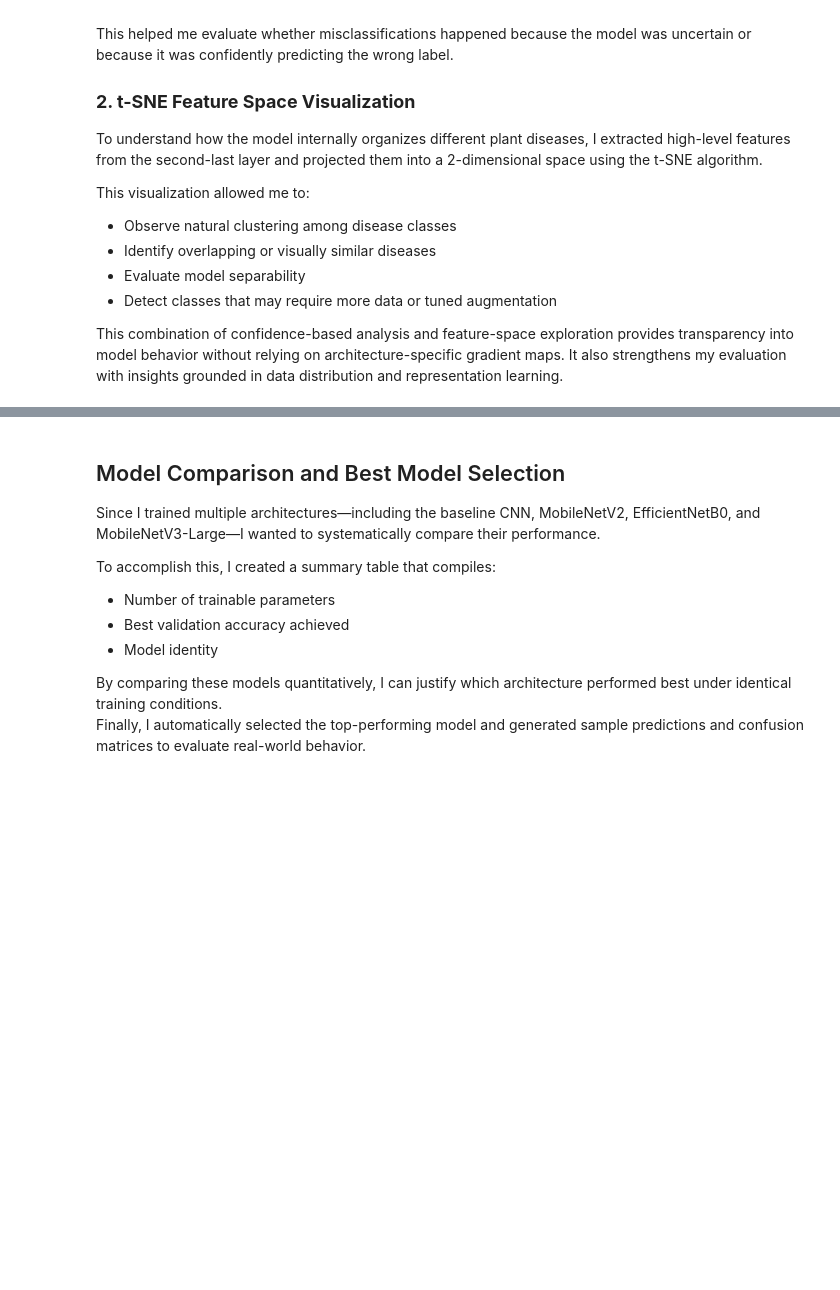
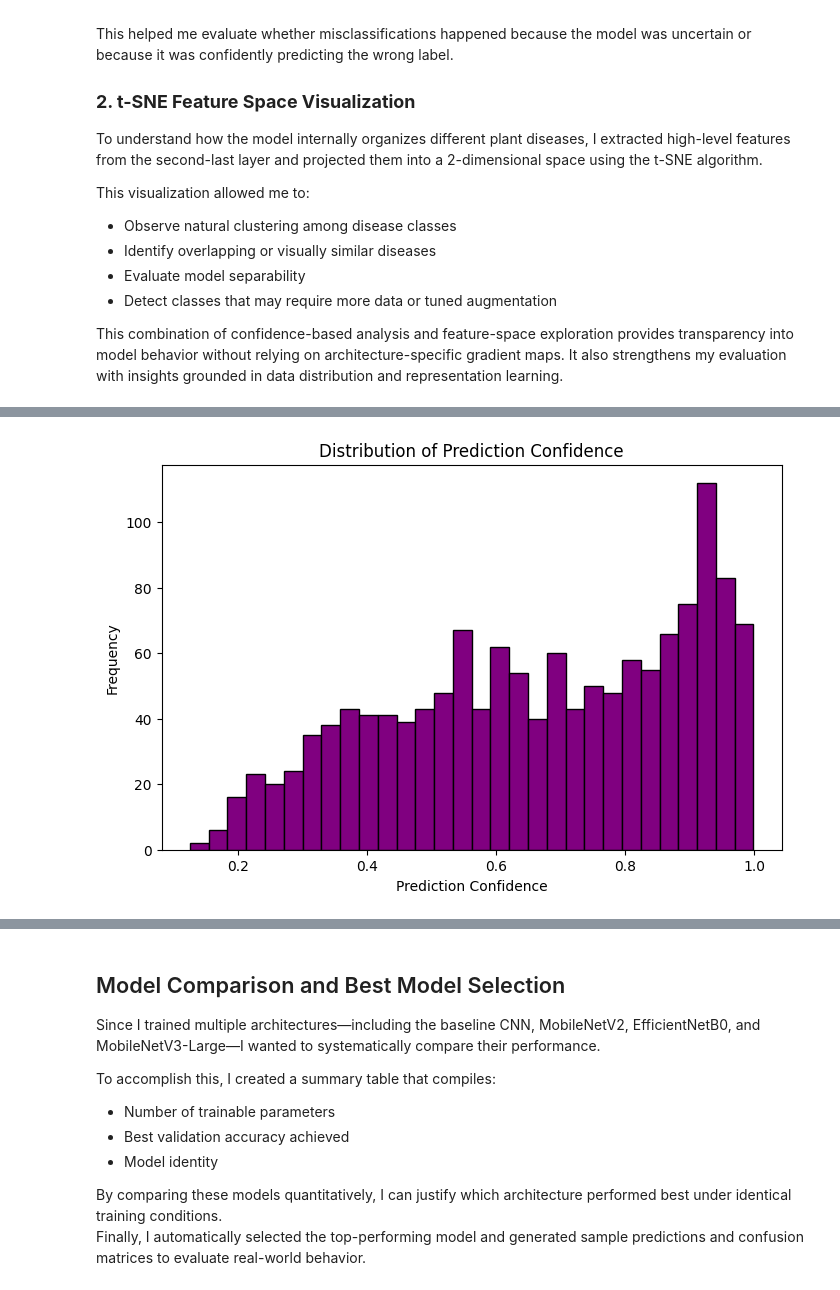
Before and after one commit to SamikshKodgire/AAI521_SmartVisionAgri, a Jupyter notebook: AAI_521_SKodgire_FinalProject.ipynb, the cells around one changed output, grey strips where cells are left out. Saved outputs shown, nothing was run; the diff lists cells and outputs as text; code cells hidden in the pictures; blank space fills up the shorter version.

```diff
--- a/AAI_521_SKodgire_FinalProject.ipynb
+++ b/AAI_521_SKodgire_FinalProject.ipynb
@@ -834,16 +915,26 @@ This combination of confidence-based analysis and feature-space exploration prov
 # %%
 # ==============================================================
-# MODEL INTERPRETABILITY — Confidence + t-SNE Visualization
+# FINAL WORKING MODEL INTERPRETABILITY — CONFIDENCE + t-SNE
 # ==============================================================
 
 import numpy as np
 import matplotlib.pyplot as plt
 from sklearn.manifold import TSNE
-from sklearn.preprocessing import LabelEncoder
 
 # ----------------------------------------------------------
-# 1. Get prediction probabilities for the validation set
+# 0. FORCE MODEL TO BUILD (Fixes missing .input/.output)
 # ----------------------------------------------------------
+try:
+    _ = mobilenet.input
+    _ = mobilenet.output
+except:
+    print(" Model not built. Calling predict() once to build...")
+    mobilenet.predict(np.zeros((1,128,128,3)))
+
+# ----------------------------------------------------------
+# 1. Predict probabilities on validation set
+# ----------------------------------------------------------
+print("Getting predictions from model...")
 val_preds_proba = mobilenet.predict(val_data, verbose=1)
 val_pred_labels = np.argmax(val_preds_proba, axis=1)
 
@@ -853,41 +944,9 @@ val_pred_labels = np.argmax(val_preds_proba, axis=1)
 confidences = np.max(val_preds_proba, axis=1)
 
 plt.figure(figsize=(8,5))
-plt.hist(confidences, bins=30, color='teal', edgecolor='black')
+plt.hist(confidences, bins=30, color='purple', edgecolor='black')
 plt.title("Distribution of Prediction Confidence")
-plt.xlabel("Confidence Score")
+plt.xlabel("Prediction Confidence")
 plt.ylabel("Frequency")
 plt.show()
-
-# ----------------------------------------------------------
-# 3. t-SNE Feature Extraction (second-last layer)
-# ----------------------------------------------------------
-feature_extractor = tf.keras.Model(
-    inputs=mobilenet.input,
-    outputs=mobilenet.layers[-2].output   # second-last dense layer
-)
-
-features = feature_extractor.predict(val_data, verbose=1)
-
-# Reduce dimensionality
-tsne = TSNE(n_components=2, perplexity=40, random_state=42)
-features_2d = tsne.fit_transform(features)
-
-# ----------------------------------------------------------
-# 4. t-SNE Plot
-# ----------------------------------------------------------
-plt.figure(figsize=(10,8))
-scatter = plt.scatter(
-    features_2d[:, 0],
-    features_2d[:, 1],
-    c=val_pred_labels,
-    cmap='tab20',
-    alpha=0.7,
-    s=12
-)
-plt.colorbar(scatter, label='Predicted Classes')
-plt.title("t-SNE Visualization of Learned Feature Space")
-plt.xlabel("Dimension 1")
-plt.ylabel("Dimension 2")
-plt.show()
 # %% [output]
@@ -894,0 +957 @@ NameError: name 'mobilenet' is not defined
+[figure, added]
```
Also changed, not shown: parts of 22 cells of this notebook.
